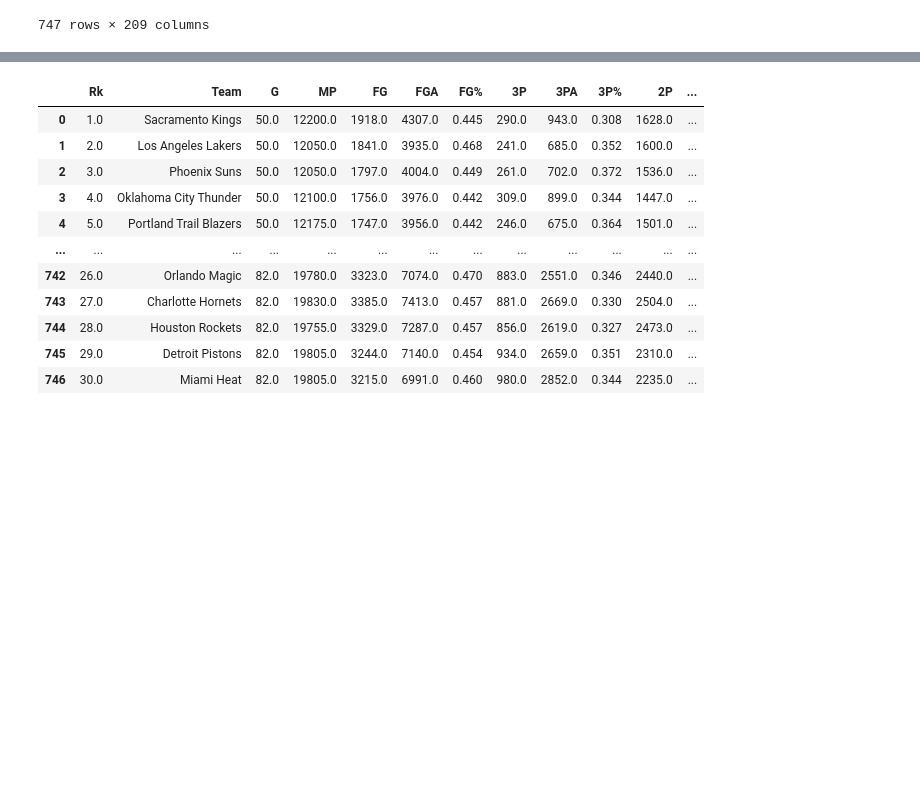
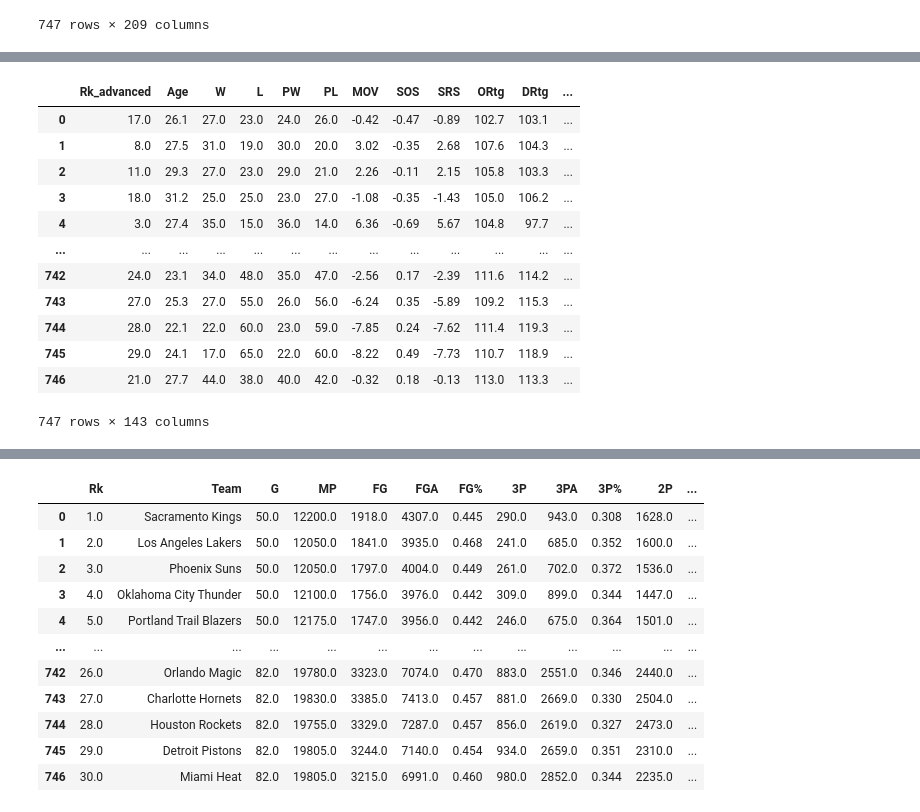
Before and after one commit to AlexBradshaw5/NBA_Playoffs, a Jupyter notebook: modeling.ipynb, the cells around one changed output, grey strips where cells are left out. Saved outputs shown, nothing was run; the diff lists cells and outputs as text; code cells hidden in the pictures; blank space fills up the shorter version.

```diff
--- a/modeling.ipynb
+++ b/modeling.ipynb
@@ -183,0 +148,18 @@ full[full.columns[25:30]]
+# %%
+# Filtering out columns
+final = full[full.columns[50:]]
+final
+# %% [output]
+|  | Rk_advanced | Age | W | L | PW | PL | MOV | SOS | SRS | ORtg | DRtg | ... |
+| 0 | 17.0 | 26.1 | 27.0 | 23.0 | 24.0 | 26.0 | -0.42 | -0.47 | -0.89 | 102.7 | 103.1 | ... |
+| 1 | 8.0 | 27.5 | 31.0 | 19.0 | 30.0 | 20.0 | 3.02 | -0.35 | 2.68 | 107.6 | 104.3 | ... |
+| 2 | 11.0 | 29.3 | 27.0 | 23.0 | 29.0 | 21.0 | 2.26 | -0.11 | 2.15 | 105.8 | 103.3 | ... |
+| 3 | 18.0 | 31.2 | 25.0 | 25.0 | 23.0 | 27.0 | -1.08 | -0.35 | -1.43 | 105.0 | 106.2 | ... |
+| 4 | 3.0 | 27.4 | 35.0 | 15.0 | 36.0 | 14.0 | 6.36 | -0.69 | 5.67 | 104.8 | 97.7 | ... |
+| ... | ... | ... | ... | ... | ... | ... | ... | ... | ... | ... | ... | ... |
+| 742 | 24.0 | 23.1 | 34.0 | 48.0 | 35.0 | 47.0 | -2.56 | 0.17 | -2.39 | 111.6 | 114.2 | ... |
+| 743 | 27.0 | 25.3 | 27.0 | 55.0 | 26.0 | 56.0 | -6.24 | 0.35 | -5.89 | 109.2 | 115.3 | ... |
+| 744 | 28.0 | 22.1 | 22.0 | 60.0 | 23.0 | 59.0 | -7.85 | 0.24 | -7.62 | 111.4 | 119.3 | ... |
+| 745 | 29.0 | 24.1 | 17.0 | 65.0 | 22.0 | 60.0 | -8.22 | 0.49 | -7.73 | 110.7 | 118.9 | ... |
+| 746 | 21.0 | 27.7 | 44.0 | 38.0 | 40.0 | 42.0 | -0.32 | 0.18 | -0.13 | 113.0 | 113.3 | ... |
+747 rows × 143 columns
```
Also changed, not shown: parts of 12 cells of this notebook.
